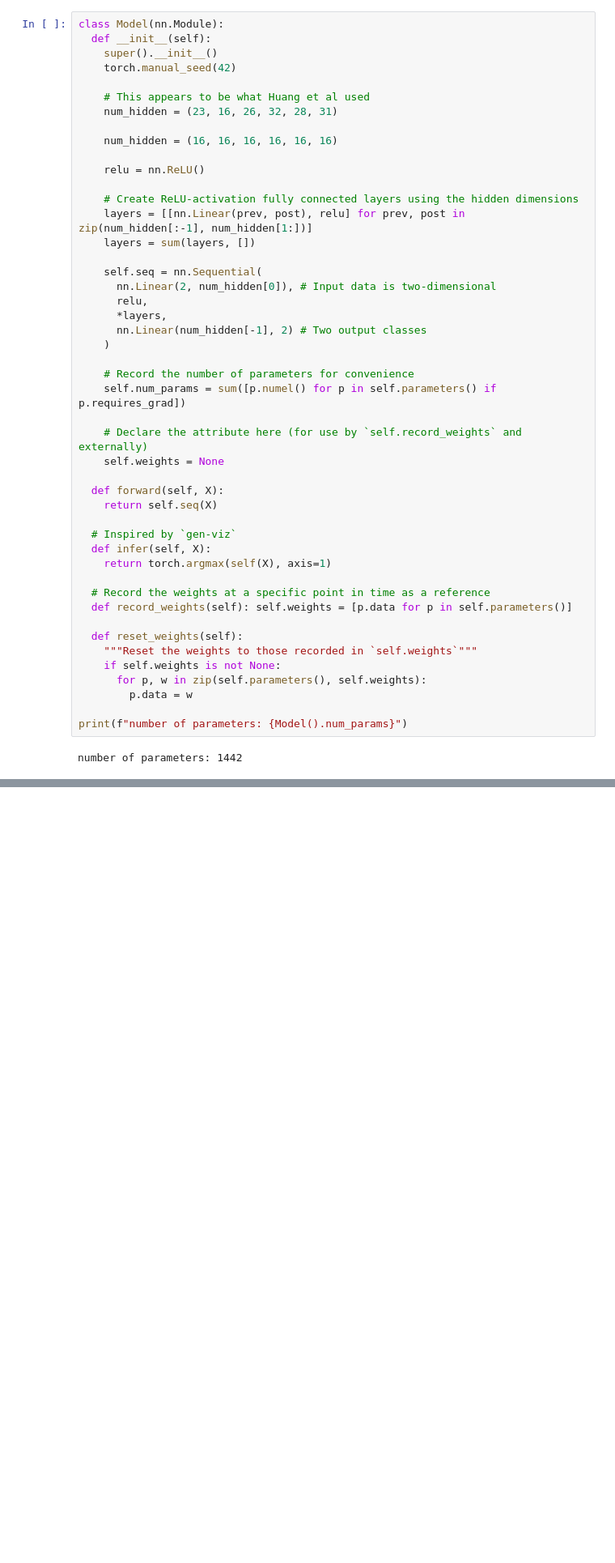
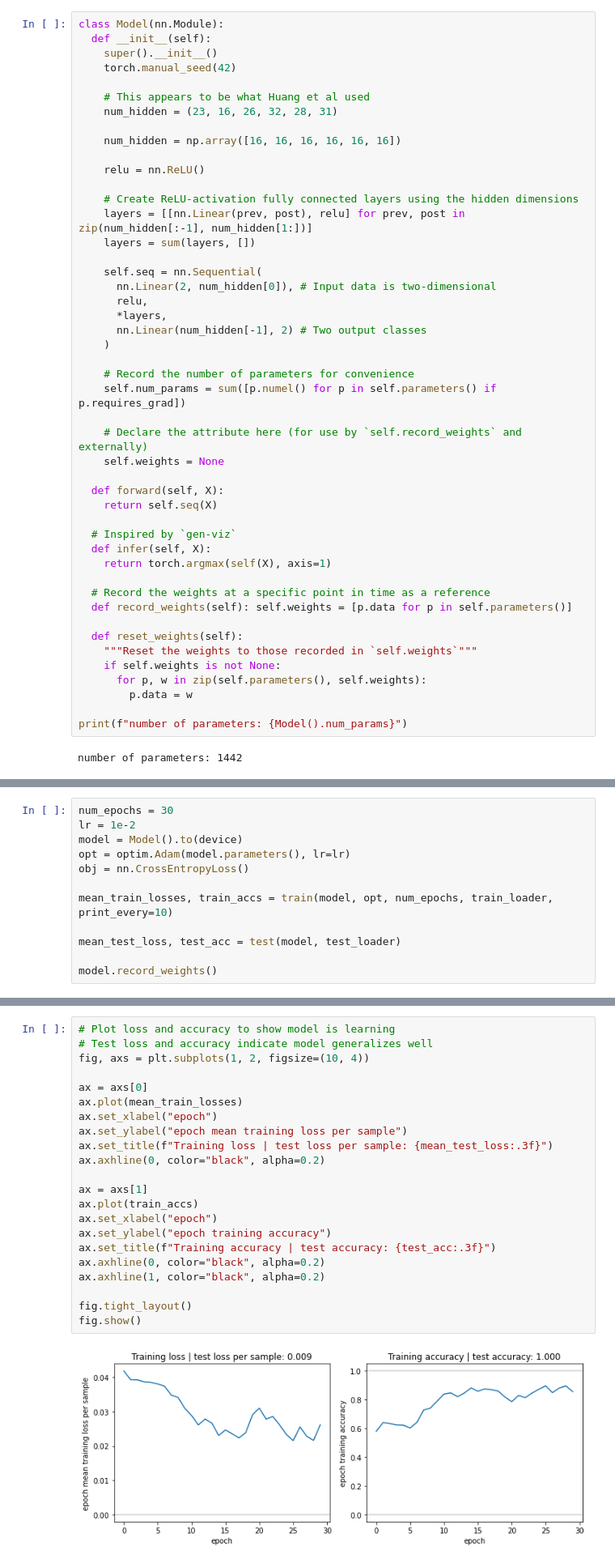
Before and after one commit to Burt360/loss-surfaces-in-data, a Jupyter notebook: swissroll.ipynb, the cells around one changed output, grey strips where cells are left out. Shown: that part at 81% size. Drawn from its saved outputs; the diff is of its cells as text; blank space fills up the shorter version.

```diff
--- a/swissroll.ipynb
+++ b/swissroll.ipynb
@@ -132,7 +133,7 @@ class Model(nn.Module):
     # This appears to be what Huang et al used
     num_hidden = (23, 16, 26, 32, 28, 31)
 
-    num_hidden = (16, 16, 16, 16, 16, 16)
+    num_hidden = np.array([16, 16, 16, 16, 16, 16])
 
     relu = nn.ReLU()
 
@@ -794,0 +862,12 @@ fig.show()
+# %%
+num_epochs = 30
+lr = 1e-2
+model = Model().to(device)
+opt = optim.Adam(model.parameters(), lr=lr)
+obj = nn.CrossEntropyLoss()
+
+mean_train_losses, train_accs = train(model, opt, num_epochs, train_loader, print_every=10)
+
+mean_test_loss, test_acc = test(model, test_loader)
+
+model.record_weights()
@@ -794,0 +878,24 @@ fig.show()
+# %%
+# Plot loss and accuracy to show model is learning
+# Test loss and accuracy indicate model generalizes well
+fig, axs = plt.subplots(1, 2, figsize=(10, 4))
+
+ax = axs[0]
+ax.plot(mean_train_losses)
+ax.set_xlabel("epoch")
+ax.set_ylabel("epoch mean training loss per sample")
+ax.set_title(f"Training loss | test loss per sample: {mean_test_loss:.3f}")
+ax.axhline(0, color="black", alpha=0.2)
+
+ax = axs[1]
+ax.plot(train_accs)
+ax.set_xlabel("epoch")
+ax.set_ylabel("epoch training accuracy")
+ax.set_title(f"Training accuracy | test accuracy: {test_acc:.3f}")
+ax.axhline(0, color="black", alpha=0.2)
+ax.axhline(1, color="black", alpha=0.2)
+
+fig.tight_layout()
+fig.show()
+# %% [output]
+[figure, added]
```
Also changed, not shown: parts of 11 cells of this notebook.
